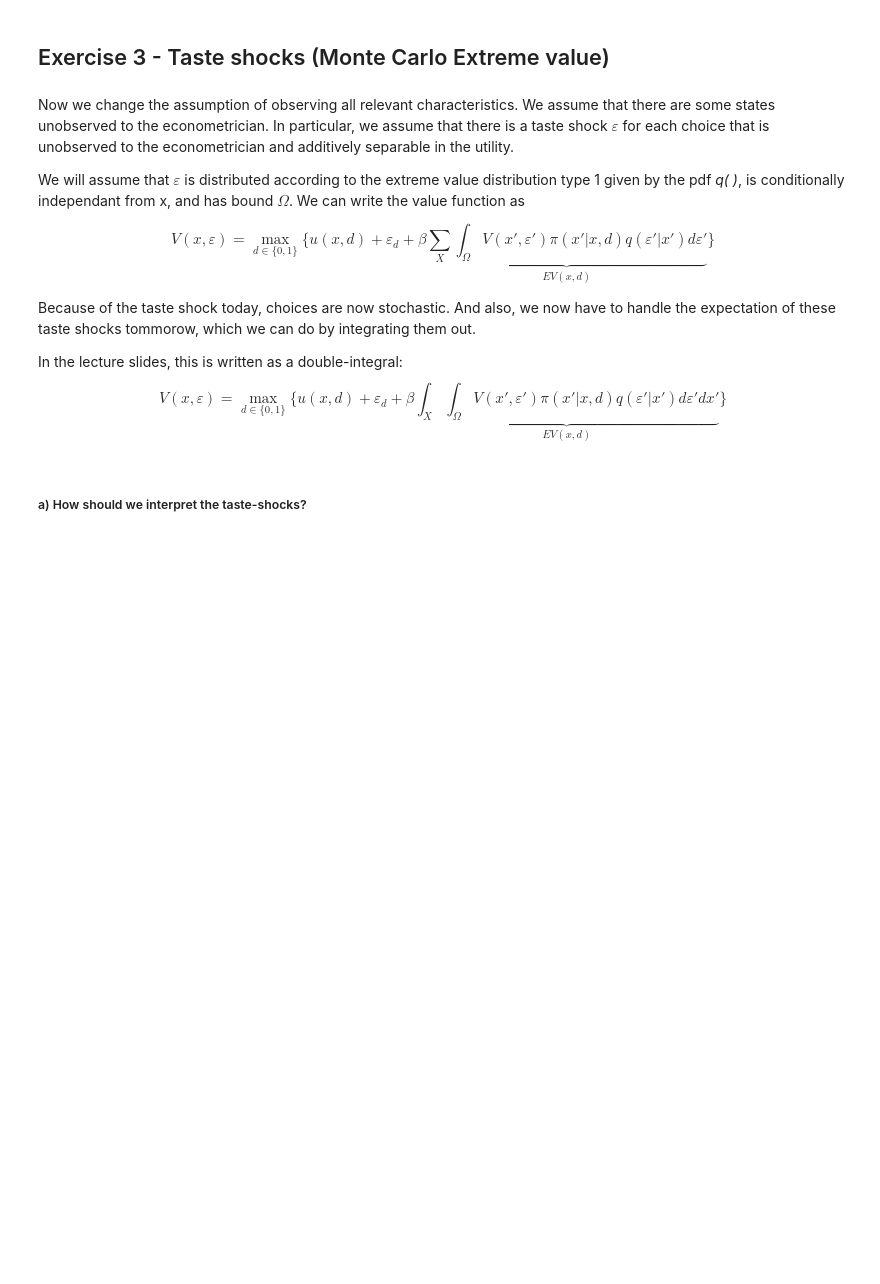
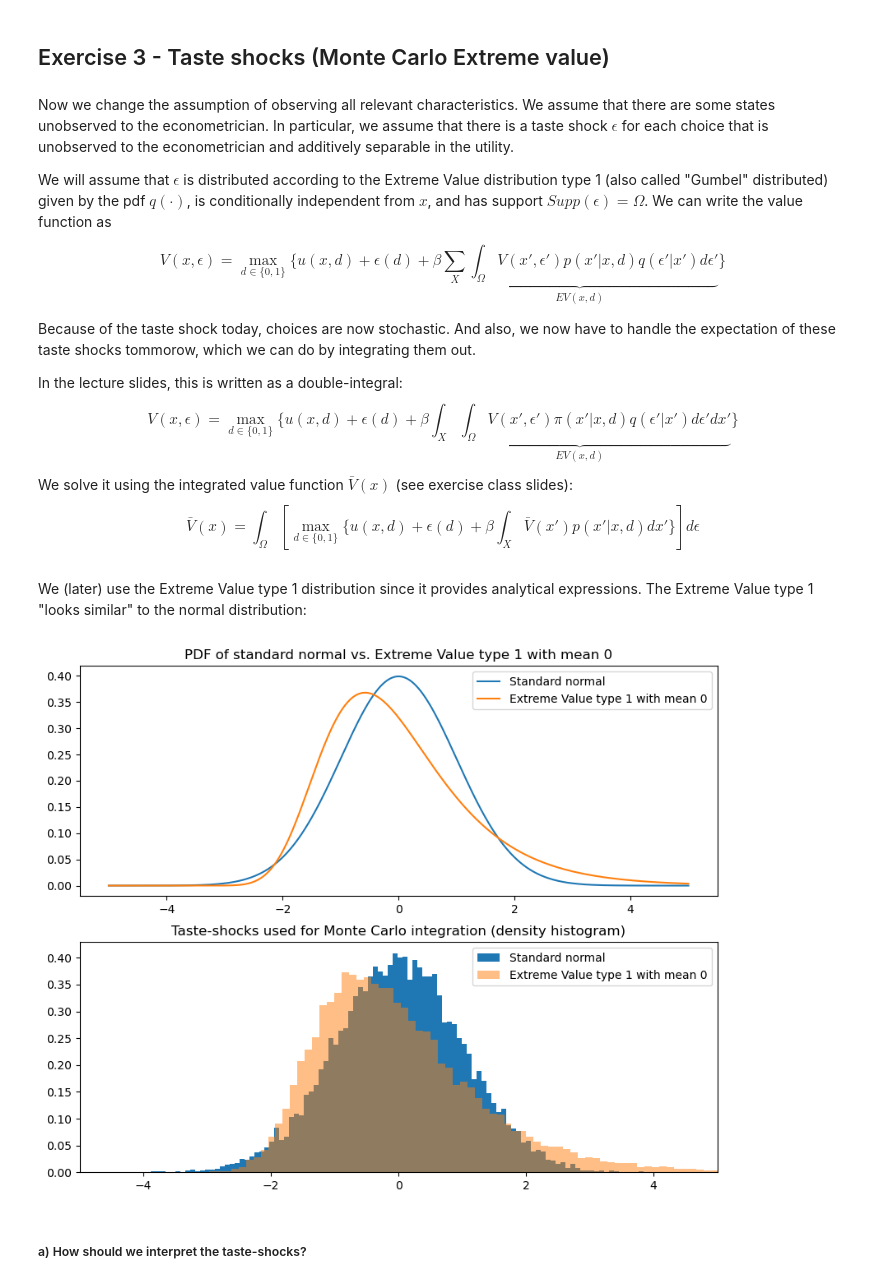
Before and after one commit to bschjerning/dp_ucph, a Jupyter notebook: 2_dynamic_discrete_choice/exercises/ex_post/00_intro/00_intro_discrete_choice.ipynb, the cells around one changed output. Saved outputs shown, nothing was run; the diff lists cells and outputs as text; code cells hidden in the pictures; blank space fills up the shorter version.

Commit message:
Week 10 exercises and slides

```diff
--- a/2_dynamic_discrete_choice/exercises/ex_post/00_intro/00_intro_discrete_choice.ipynb
+++ b/2_dynamic_discrete_choice/exercises/ex_post/00_intro/00_intro_discrete_choice.ipynb
@@ -113,13 +119,13 @@ plot_solution(par, sol)
 # %% [markdown]
 ## Exercise 3 - Taste shocks (Monte Carlo Extreme value)
 # %% [markdown]
-Now we change the assumption of observing all relevant characteristics. We assume that there are some states unobserved to the econometrician. In particular, we assume that there is a taste shock $ \varepsilon $ for each choice that is unobserved to the econometrician and additively separable in the utility.
+Now we change the assumption of observing all relevant characteristics. We assume that there are some states unobserved to the econometrician. In particular, we assume that there is a taste shock $ \epsilon $ for each choice that is unobserved to the econometrician and additively separable in the utility.
 
-We will assume that $ \varepsilon $ is distributed according to the extreme value distribution type 1 given by the pdf *q( )*, is conditionally independant from x, and has bound $\Omega$. We can write the value function as
+We will assume that $ \epsilon $ is distributed according to the Extreme Value distribution type 1 (also called "Gumbel" distributed) given by the pdf $q(\cdot)$, is conditionally independent from $x$, and has support $Supp(\epsilon)=\Omega$. We can write the value function as
 
 $$
-V(x,\varepsilon) = \max_{d\in \{0,1\}} \big\{ u(x,d) + \varepsilon_d + \beta
-\underbrace{\sum_{X} \int_{\Omega} V(x',\varepsilon') \pi(x'|x,d) q(\varepsilon'|x')  d\varepsilon' }_{EV(x,d)} \big\}
+V(x,\epsilon) = \max_{d\in \{0,1\}} \big\{ u(x,d) + \epsilon(d) + \beta
+\underbrace{\sum_{X} \int_{\Omega} V(x',\epsilon') p(x'|x,d) q(\epsilon'|x')  d\epsilon' }_{EV(x,d)} \big\}
 $$
 
 Because of the taste shock today, choices are now stochastic. And also, we now have to handle the expectation of these taste shocks tommorow, which we can do by integrating them out.
@@ -127,9 +133,30 @@ Because of the taste shock today, choices are now stochastic. And also, we now h
 
 In the lecture slides, this is written as a double-integral:
 $$
-V(x,\varepsilon) = \max_{d\in \{0,1\}} \big\{ u(x,d) + \varepsilon_d + \beta
-\underbrace{\int_{X} \int_{\Omega} V(x',\varepsilon') \pi(x'|x,d) q(\varepsilon'|x')  d\varepsilon' dx' }_{EV(x,d)} \big\}
+V(x,\epsilon) = \max_{d\in \{0,1\}} \big\{ u(x,d) + \epsilon(d) + \beta
+\underbrace{\int_{X} \int_{\Omega} V(x',\epsilon') \pi(x'|x,d) q(\epsilon'|x')  d\epsilon' dx' }_{EV(x,d)} \big\}
 $$
+We solve it using the integrated value function $\bar{V}(x)$ (see exercise class slides):
+$$\bar{V}(x)=\int_{\Omega} \left[ \max_{d\in \{0,1 \}} \{ u(x,d)+\epsilon(d)+\beta \int_{X} \bar{V}(x')p(x'\vert x,d) dx'  \} \right] d\epsilon$$
+# %% [markdown]
+We (later) use the Extreme Value type 1 distribution since it provides analytical expressions. The Extreme Value type 1 "looks similar" to the normal distribution:
+# %%
+f, ax = plt.subplots(2,1,figsize=(10,8))
+
+X = np.linspace(-5,5,1000)
+
+ax[0].set_title('PDF of standard normal vs. Extreme Value type 1 with mean 0')
+ax[0].plot(X, norm.pdf(X, loc=0, scale=1), label='Standard normal')
+ax[0].plot(X, gumbel_r.pdf(X, loc=-np.euler_gamma, scale=1), label='Extreme Value type 1 with mean 0')
+ax[0].legend()
+
+ax[1].set_title('Taste-shocks used for Monte Carlo integration (density histogram)')
+ax[1].hist(np.array([par.eps_keep_norm,par.eps_replace_norm]).flatten(), bins=100, label='Standard normal', density=True)
+ax[1].hist(np.array([par.eps_keep_gumb,par.eps_replace_gumb]).flatten(), bins=100, alpha=0.5, label='Extreme Value type 1 with mean 0', density=True)
+ax[1].set_xlim([-5,5])
+ax[1].legend();
+# %% [output]
+[figure, added]
 # %% [markdown]
 ##### a) How should we interpret the taste-shocks?
 # %% [markdown]
```
Also changed, not shown: parts of 26 cells of this notebook, 12 other files.
